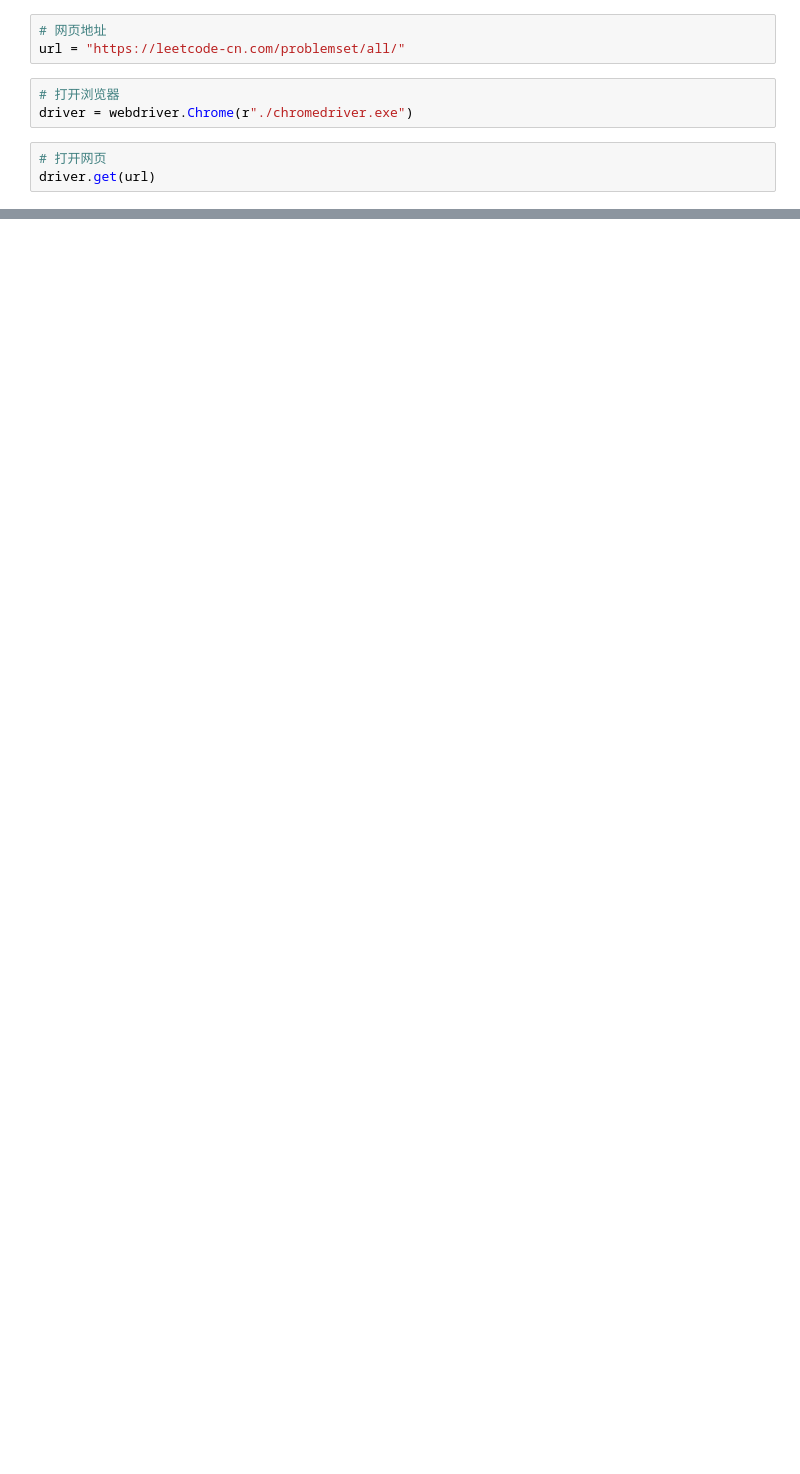
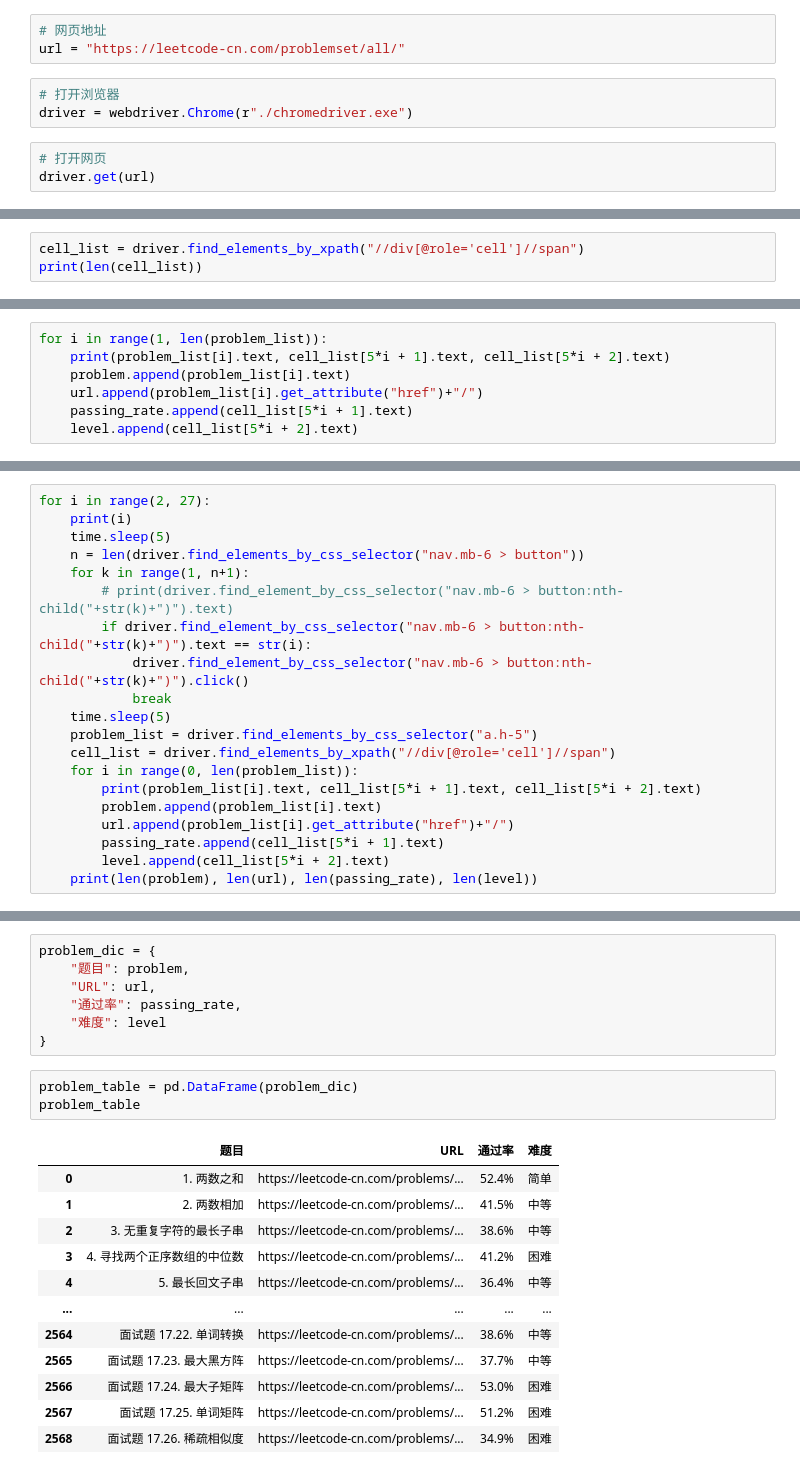
Before and after one commit to LZH2607/Leetcode, a Jupyter notebook: Get_problems.ipynb, the cells around one changed output, grey strips where cells are left out. Saved outputs shown, nothing was run; the diff lists cells and outputs as text; blank space fills up the shorter version.

```diff
--- a/Get_problems.ipynb
+++ b/Get_problems.ipynb
@@ -19,0 +31,3 @@ lis = driver.find_elements_by_css_selector("div")
+# %%
+cell_list = driver.find_elements_by_xpath("//div[@role='cell']//span")
+print(len(cell_list))
@@ -19,0 +36,7 @@ lis = driver.find_elements_by_css_selector("div")
+# %%
+for i in range(1, len(problem_list)):
+    print(problem_list[i].text, cell_list[5*i + 1].text, cell_list[5*i + 2].text)
+    problem.append(problem_list[i].text)
+    url.append(problem_list[i].get_attribute("href")+"/")
+    passing_rate.append(cell_list[5*i + 1].text)
+    level.append(cell_list[5*i + 2].text)
@@ -19,0 +65,20 @@ lis = driver.find_elements_by_css_selector("div")
+# %%
+for i in range(2, 27):
+    print(i)
+    time.sleep(5)
+    n = len(driver.find_elements_by_css_selector("nav.mb-6 > button"))
+    for k in range(1, n+1):
+        # print(driver.find_element_by_css_selector("nav.mb-6 > button:nth-child("+str(k)+")").text)
+        if driver.find_element_by_css_selector("nav.mb-6 > button:nth-child("+str(k)+")").text == str(i):
+            driver.find_element_by_css_selector("nav.mb-6 > button:nth-child("+str(k)+")").click()
+            break
+    time.sleep(5)
+    problem_list = driver.find_elements_by_css_selector("a.h-5")
+    cell_list = driver.find_elements_by_xpath("//div[@role='cell']//span")
+    for i in range(0, len(problem_list)):
+        print(problem_list[i].text, cell_list[5*i + 1].text, cell_list[5*i + 2].text)
+        problem.append(problem_list[i].text)
+        url.append(problem_list[i].get_attribute("href")+"/")
+        passing_rate.append(cell_list[5*i + 1].text)
+        level.append(cell_list[5*i + 2].text)
+    print(len(problem), len(url), len(passing_rate), len(level))
@@ -19,0 +108,23 @@ lis = driver.find_elements_by_css_selector("div")
+# %%
+problem_dic = {
+    "题目": problem,
+    "URL": url,
+    "通过率": passing_rate,
+    "难度": level
+}
+# %%
+problem_table = pd.DataFrame(problem_dic)
+problem_table
+# %% [output]
+|  | 题目 | URL | 通过率 | 难度 |
+| 0 | 1. 两数之和 | https://leetcode-cn.com/problems/... | 52.4% | 简单 |
+| 1 | 2. 两数相加 | https://leetcode-cn.com/problems/... | 41.5% | 中等 |
+| 2 | 3. 无重复字符的最长子串 | https://leetcode-cn.com/problems/... | 38.6% | 中等 |
+| 3 | 4. 寻找两个正序数组的中位数 | https://leetcode-cn.com/problems/... | 41.2% | 困难 |
+| 4 | 5. 最长回文子串 | https://leetcode-cn.com/problems/... | 36.4% | 中等 |
+| ... | ... | ... | ... | ... |
+| 2564 | 面试题 17.22. 单词转换 | https://leetcode-cn.com/problems/... | 38.6% | 中等 |
+| 2565 | 面试题 17.23. 最大黑方阵 | https://leetcode-cn.com/problems/... | 37.7% | 中等 |
+| 2566 | 面试题 17.24. 最大子矩阵 | https://leetcode-cn.com/problems/... | 53.0% | 困难 |
+| 2567 | 面试题 17.25. 单词矩阵 | https://leetcode-cn.com/problems/... | 51.2% | 困难 |
+| 2568 | 面试题 17.26. 稀疏相似度 | https://leetcode-cn.com/problems/... | 34.9% | 困难 |
```
Also changed, not shown: parts of 10 cells of this notebook, 3 other files.
